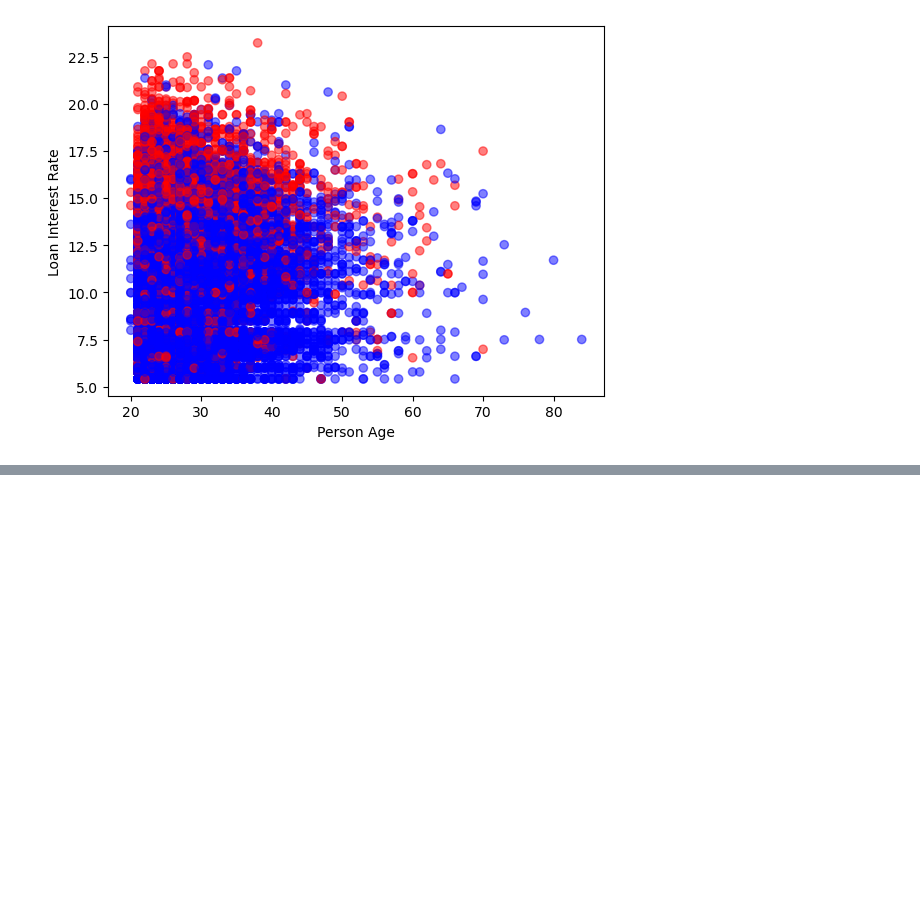
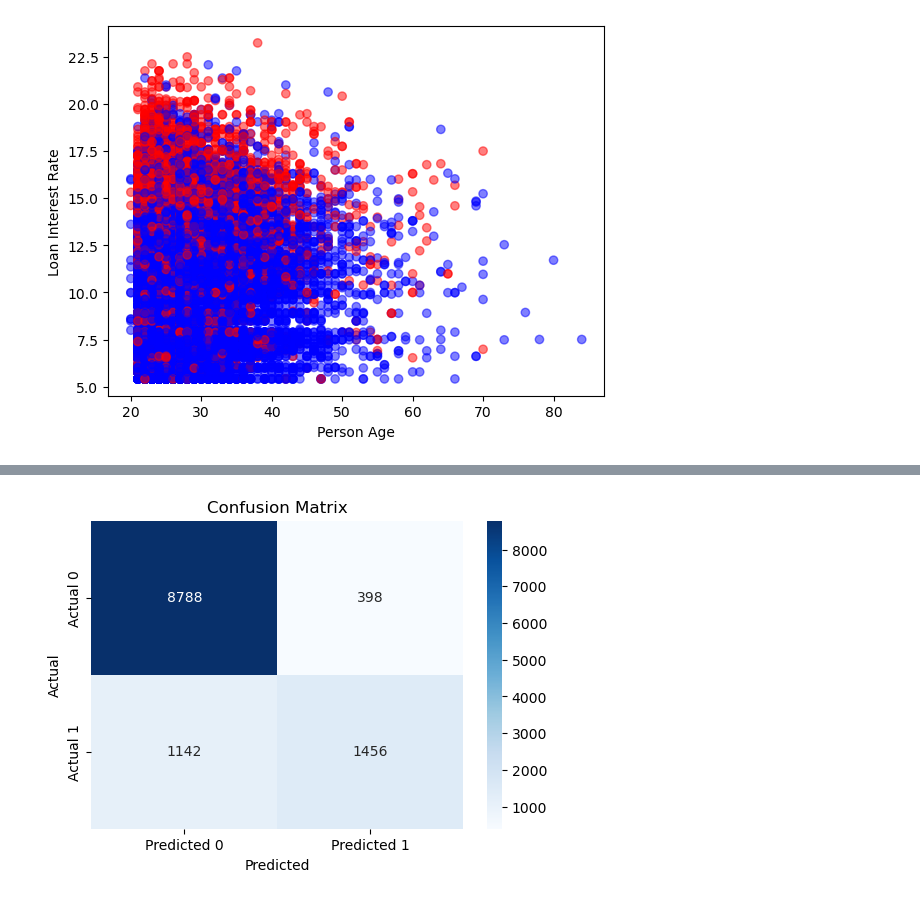
Before and after one commit to rsmythrepo/Credit-Risk-Modeling, a Jupyter notebook: Credit Risk Modeling.ipynb, the cells around one changed output, grey strips where cells are left out. Cells and saved outputs as stored; diff of their text form; code cells hidden in the pictures; blank space fills up the shorter version.

```diff
--- a/Credit Risk Modeling.ipynb
+++ b/Credit Risk Modeling.ipynb
@@ -395,0 +613,23 @@ plt.show()
+# %%
+# Feature set
+X = df_all.drop(columns=['loan_status'])
+
+# Target set
+y = df_all['loan_status']
+# %%
+# Train, Test split 60/40
+X_train, X_test, y_train, y_test = train_test_split(X, y, test_size=0.40, random_state=42)
+# %%
+# Standardization
+scaler = StandardScaler()
+X_train = scaler.fit_transform(X_train)
+X_test = scaler.transform(X_test)
+# %%
+# Initialize the logistic regression model
+logreg = LogisticRegression()
+
+# Train the model
+logreg.fit(X_train, y_train)
+
+# Make predictions on the test set
+y_pred = logreg.predict(X_test)
@@ -395,0 +661,13 @@ plt.show()
+# %%
+# Generate the confusion matrix
+cm = confusion_matrix(y_test, y_pred)
+
+# Plot the confusion matrix
+plt.figure(figsize=(6, 4))
+sns.heatmap(cm, annot=True, fmt='d', cmap='Blues', xticklabels=['Predicted 0', 'Predicted 1'], yticklabels=['Actual 0', 'Actual 1'])
+plt.xlabel('Predicted')
+plt.ylabel('Actual')
+plt.title('Confusion Matrix')
+plt.show()
+# %% [output]
+[figure, added]
```
Also changed, not shown: parts of 38 cells of this notebook.
